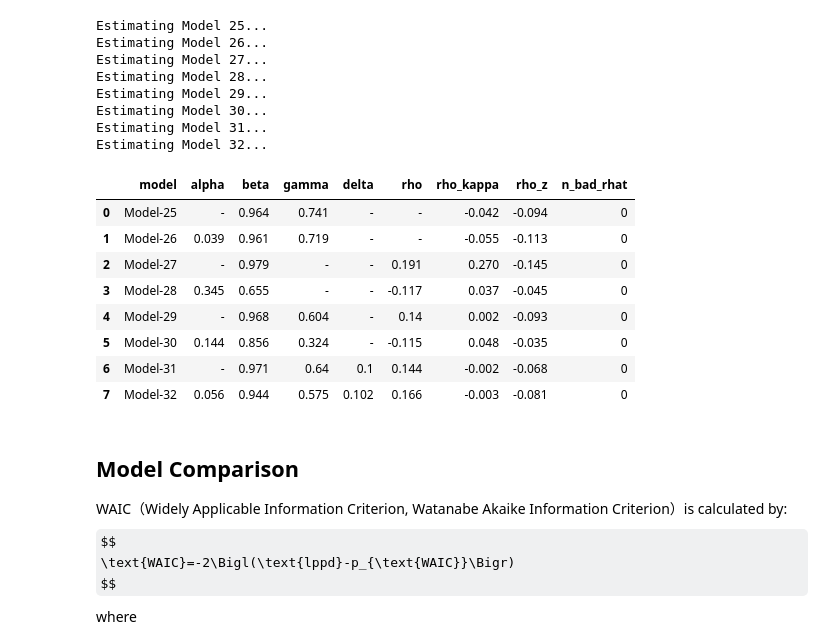
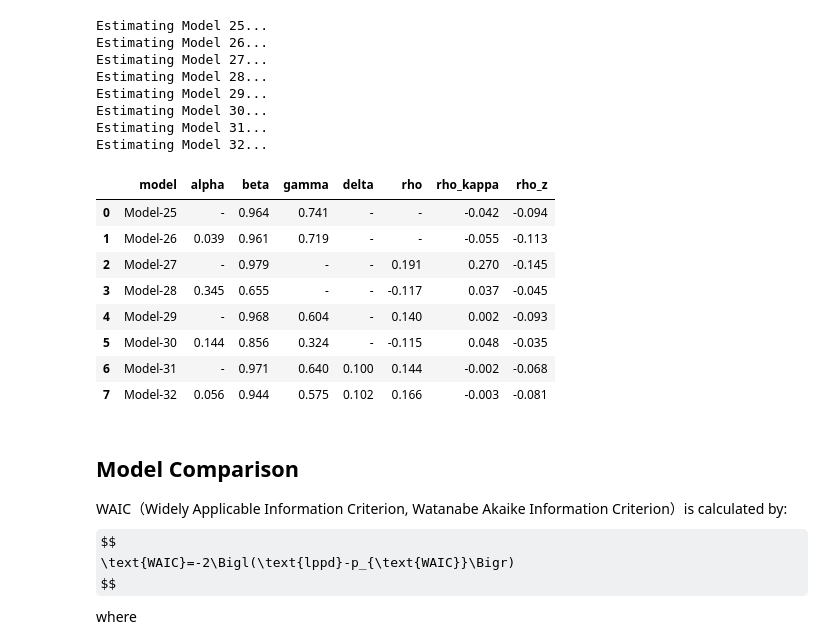
Before and after one commit to Ichikawa-Satoshi/NKPC_HSA_MCMC, a Jupyter notebook: code/main.ipynb, the cells around one changed output. Saved outputs shown, nothing was run; the diff lists cells and outputs as text; code cells hidden in the pictures; some formulas as TeX source.

````diff
--- a/code/main.ipynb
+++ b/code/main.ipynb
@@ -839,7 +891,6 @@ dict_idata = {'Model-9':idata_9, 'Model-10':idata_10, 'Model-11':idata_11, 'Mode
               'Model-13':idata_13,'Model-14':idata_14, 'Model-15':idata_15,'Model-16':idata_16}
 
 params = ["alpha","beta", "rho", "gamma", "delta", "rho_z"]
-
 df_list = []
 for model_name, idata in dict_idata.items():
     row = {"model": model_name}
@@ -847,21 +898,22 @@ for model_name, idata in dict_idata.items():
     for param in params:
         if param in available_params:
             summary = az.summary(idata, var_names=[param], kind="stats")
-            row[param] = summary.loc[param, "mean"]
+            row[param] = f"{summary.loc[param, 'mean']:.3f}"
         else:
             row[param] = "-"
 
-
-    summary_rhat = az.summary(idata)
-    n_bad_rhat = (summary_rhat["r_hat"] > 1.05).sum()
-    row["n_bad_rhat"] = n_bad_rhat
-
+    # summary_rhat = az.summary(idata)
+    # n_bad_rhat = (summary_rhat["r_hat"] > 1.05).sum()
+    # row["n_bad_rhat"] = n_bad_rhat
 
     df_list.append(row)
 
 summary_df = pd.DataFrame(df_list)
-display(summary_df)
+# latex_code = summary_df.to_latex(index=False)
+# display(Markdown(f"```latex\n{latex_code}\n```"))
 
+
+summary_df
 # display(Markdown(result_t_z_1))
 # display(Markdown(result_t_z_2))
 # display(Markdown(result_t_z_3))
@@ -1206,19 +1258,20 @@ for model_name, idata in dict_idata.items():
     for param in params:
         if param in available_params:
             summary = az.summary(idata, var_names=[param], kind="stats")
-            row[param] = summary.loc[param, "mean"]
+            row[param] = f"{summary.loc[param, 'mean']:.3f}"
         else:
             row[param] = "-"
 
-    summary_rhat = az.summary(idata)
-    n_bad_rhat = (summary_rhat["r_hat"] > 1.05).sum()
-    row["n_bad_rhat"] = n_bad_rhat
-
+    # summary_rhat = az.summary(idata)
+    # n_bad_rhat = (summary_rhat["r_hat"] > 1.05).sum()
+    # row["n_bad_rhat"] = n_bad_rhat
 
     df_list.append(row)
 
 summary_df = pd.DataFrame(df_list)
 display(summary_df)
+# latex_code = summary_df.to_latex(index=False)
+# display(Markdown(f"```latex\n{latex_code}\n```"))
 
 # display(Markdown(result_t_k_1))
 # display(Markdown(result_t_k_2))
@@ -1558,47 +1611,48 @@ dict_idata = {'Model-25':idata_25, 'Model-26':idata_26,
               'Model-27':idata_27, 'Model-28':idata_28, 'Model-29':idata_29,'Model-30':idata_30,
               'Model-31':idata_31, 'Model-32':idata_32}
 
 params = ["alpha", "beta", "gamma", "delta", "rho", "rho_kappa", "rho_z"]
 
 df_list = []
 for model_name, idata in dict_idata.items():
     row = {"model": model_name}
     available_params = list(idata.posterior.data_vars)
     for param in params:
         if param in available_params:
             summary = az.summary(idata, var_names=[param], kind="stats")
-            row[param] = summary.loc[param, "mean"]
+            row[param] = f"{summary.loc[param, 'mean']:.3f}"
         else:
             row[param] = "-"
 
-    summary_rhat = az.summary(idata)
-    n_bad_rhat = (summary_rhat["r_hat"] > 1.05).sum()
-    row["n_bad_rhat"] = n_bad_rhat
+    # summary_rhat = az.summary(idata)
+    # n_bad_rhat = (summary_rhat["r_hat"] > 1.05).sum()
+    # row["n_bad_rhat"] = n_bad_rhat
 
 
     df_list.append(row)
 
 summary_df = pd.DataFrame(df_list)
 display(summary_df)
-
+# latex_code = summary_df.to_latex(index=False)
+# display(Markdown(f"```latex\n{latex_code}\n```"))
 # display(Markdown(result_t_kz_1))
 # display(Markdown(result_t_kz_2))
 # display(Markdown(result_t_kz_3))
 # display(Markdown(result_t_kz_4))
 # display(Markdown(result_t_kz_5))
 # display(Markdown(result_t_kz_6))
 # display(Markdown(result_t_kz_7))
 # display(Markdown(result_t_kz_8))
 # %% [output]
-|  | model | alpha | beta | gamma | delta | rho | rho_kappa | rho_z | n_bad_rhat |
-| 0 | Model-25 | - | 0.964 | 0.741 | - | - | -0.042 | -0.094 | 0 |
-| 1 | Model-26 | 0.039 | 0.961 | 0.719 | - | - | -0.055 | -0.113 | 0 |
-| 2 | Model-27 | - | 0.979 | - | - | 0.191 | 0.270 | -0.145 | 0 |
-| 3 | Model-28 | 0.345 | 0.655 | - | - | -0.117 | 0.037 | -0.045 | 0 |
-| 4 | Model-29 | - | 0.968 | 0.604 | - | 0.14 | 0.002 | -0.093 | 0 |
-| 5 | Model-30 | 0.144 | 0.856 | 0.324 | - | -0.115 | 0.048 | -0.035 | 0 |
-| 6 | Model-31 | - | 0.971 | 0.64 | 0.1 | 0.144 | -0.002 | -0.068 | 0 |
-| 7 | Model-32 | 0.056 | 0.944 | 0.575 | 0.102 | 0.166 | -0.003 | -0.081 | 0 |
+|  | model | alpha | beta | gamma | delta | rho | rho_kappa | rho_z |
+| 0 | Model-25 | - | 0.964 | 0.741 | - | - | -0.042 | -0.094 |
+| 1 | Model-26 | 0.039 | 0.961 | 0.719 | - | - | -0.055 | -0.113 |
+| 2 | Model-27 | - | 0.979 | - | - | 0.191 | 0.270 | -0.145 |
+| 3 | Model-28 | 0.345 | 0.655 | - | - | -0.117 | 0.037 | -0.045 |
+| 4 | Model-29 | - | 0.968 | 0.604 | - | 0.140 | 0.002 | -0.093 |
+| 5 | Model-30 | 0.144 | 0.856 | 0.324 | - | -0.115 | 0.048 | -0.035 |
+| 6 | Model-31 | - | 0.971 | 0.640 | 0.100 | 0.144 | -0.002 | -0.068 |
+| 7 | Model-32 | 0.056 | 0.944 | 0.575 | 0.102 | 0.166 | -0.003 | -0.081 |
 # %% [markdown]
 ## Model Comparison
 
````
Also changed, not shown: parts of 13 cells of this notebook, 6 other files.
